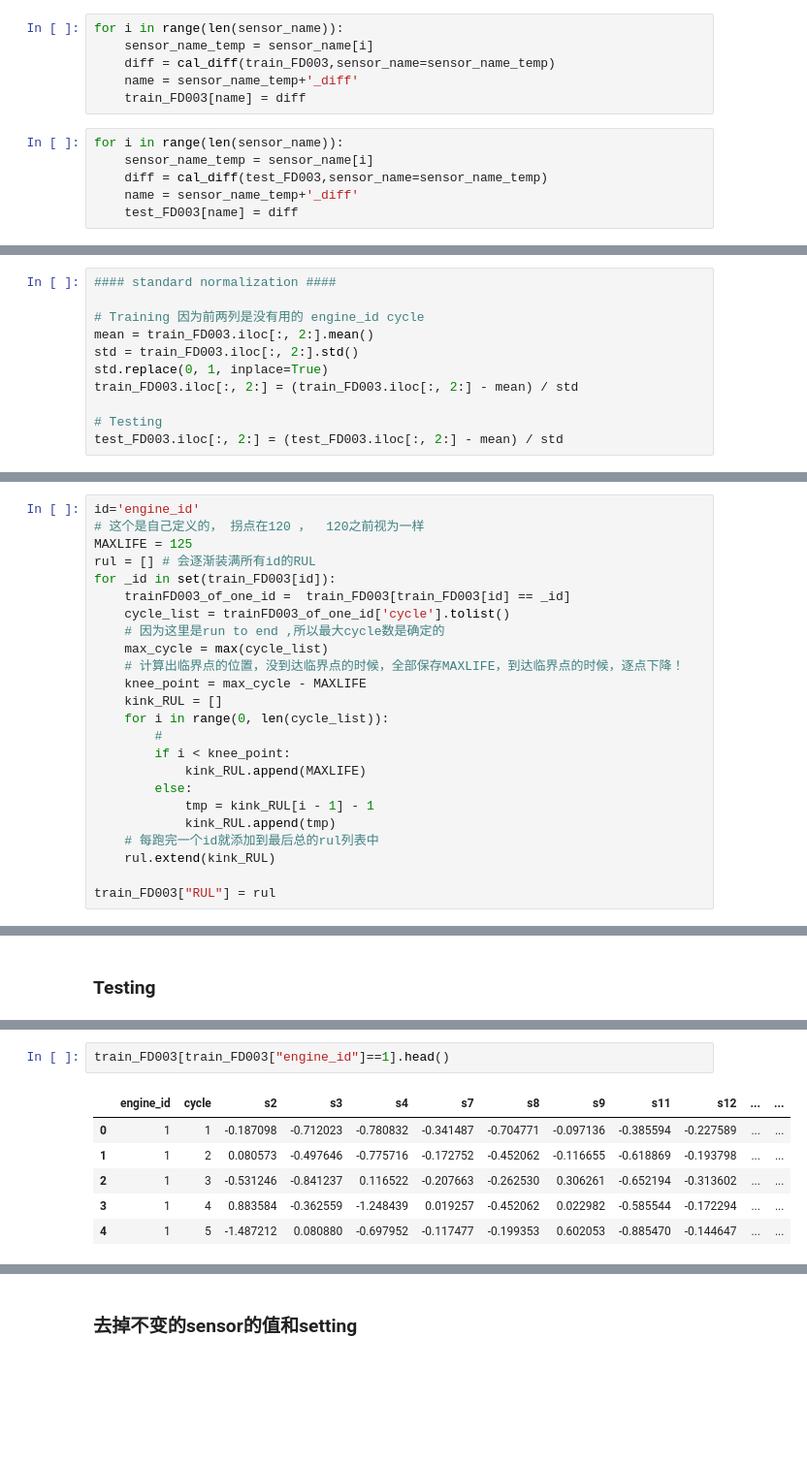
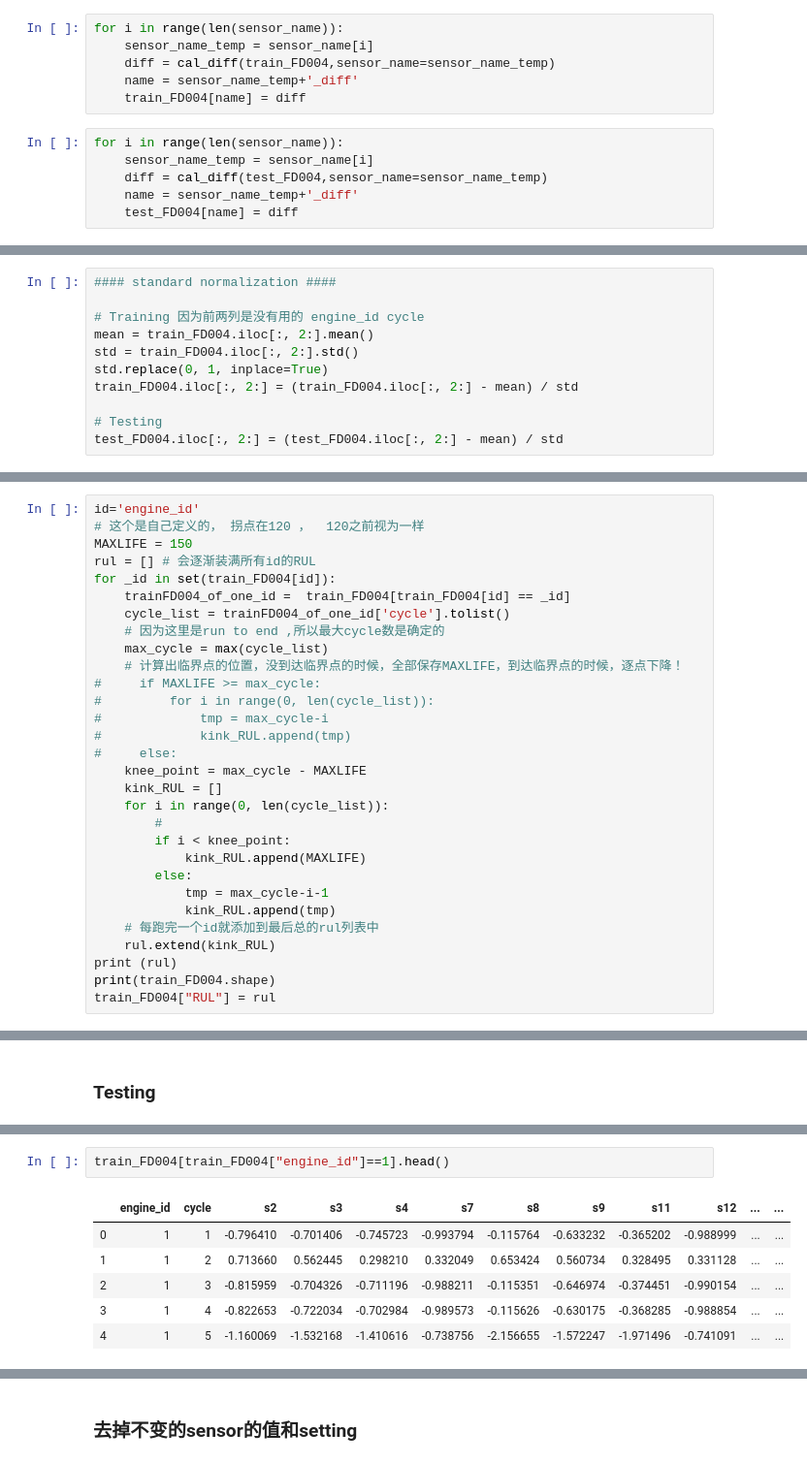
Before and after one commit to gaoyuting21/gaoyuting, a Jupyter notebook: FD004.ipynb, the cells around one changed output, grey strips where cells are left out. Shown at 97% size. Cells and saved outputs as stored; diff of their text form; blank space fills up the shorter version.

```diff
--- a/FD004.ipynb
+++ b/FD004.ipynb
@@ -101,12 +101,12 @@ sensor_name
 # %%
 for i in range(len(sensor_name)):
     sensor_name_temp = sensor_name[i]
-    diff = cal_diff(train_FD003,sensor_name=sensor_name_temp)
+    diff = cal_diff(train_FD004,sensor_name=sensor_name_temp)
     name = sensor_name_temp+'_diff'
-    train_FD003[name] = diff
+    train_FD004[name] = diff
 # %%
 for i in range(len(sensor_name)):
     sensor_name_temp = sensor_name[i]
-    diff = cal_diff(test_FD003,sensor_name=sensor_name_temp)
+    diff = cal_diff(test_FD004,sensor_name=sensor_name_temp)
     name = sensor_name_temp+'_diff'
-    test_FD003[name] = diff
+    test_FD004[name] = diff
@@ -145,11 +145,11 @@ train_FD003.describe()
 #### standard normalization ####
 
 # Training 因为前两列是没有用的 engine_id cycle
-mean = train_FD003.iloc[:, 2:].mean()
-std = train_FD003.iloc[:, 2:].std()
+mean = train_FD004.iloc[:, 2:].mean()
+std = train_FD004.iloc[:, 2:].std()
 std.replace(0, 1, inplace=True)
-train_FD003.iloc[:, 2:] = (train_FD003.iloc[:, 2:] - mean) / std
+train_FD004.iloc[:, 2:] = (train_FD004.iloc[:, 2:] - mean) / std
 
 # Testing
-test_FD003.iloc[:, 2:] = (test_FD003.iloc[:, 2:] - mean) / std
+test_FD004.iloc[:, 2:] = (test_FD004.iloc[:, 2:] - mean) / std
 # %%
@@ -163,14 +163,19 @@ train_FD003[train_FD003["engine_id"]==1][["s2","s4","s7"]].plot(figsize=(15,5));
 # %%
 id='engine_id'
 # 这个是自己定义的， 拐点在120 ，  120之前视为一样
-MAXLIFE = 125
+MAXLIFE = 150
 rul = [] # 会逐渐装满所有id的RUL
-for _id in set(train_FD003[id]):
-    trainFD003_of_one_id =  train_FD003[train_FD003[id] == _id]
-    cycle_list = trainFD003_of_one_id['cycle'].tolist()
+for _id in set(train_FD004[id]):
+    trainFD004_of_one_id =  train_FD004[train_FD004[id] == _id]
+    cycle_list = trainFD004_of_one_id['cycle'].tolist()
     # 因为这里是run to end ,所以最大cycle数是确定的
     max_cycle = max(cycle_list)
     # 计算出临界点的位置，没到达临界点的时候，全部保存MAXLIFE，到达临界点的时候，逐点下降！
+#     if MAXLIFE >= max_cycle:
+#         for i in range(0, len(cycle_list)):
+#             tmp = max_cycle-i
+#             kink_RUL.append(tmp)
+#     else:
     knee_point = max_cycle - MAXLIFE
     kink_RUL = []
     for i in range(0, len(cycle_list)):
@@ -178,9 +183,10 @@ for _id in set(train_FD003[id]):
         if i < knee_point:
             kink_RUL.append(MAXLIFE)
         else:
-            tmp = kink_RUL[i - 1] - 1
+            tmp = max_cycle-i-1
             kink_RUL.append(tmp)
     # 每跑完一个id就添加到最后总的rul列表中
     rul.extend(kink_RUL)
-
-train_FD003["RUL"] = rul
+print (rul)
+print(train_FD004.shape)
+train_FD004["RUL"] = rul
@@ -221,12 +230,12 @@ print("测试集中最小的长度是：",min_shape)
 # %%
-train_FD003[train_FD003["engine_id"]==1].head()
+train_FD004[train_FD004["engine_id"]==1].head()
 # %% [output]
 |  | engine_id | cycle | s2 | s3 | s4 | s7 | s8 | s9 | s11 | s12 | ... | ... |
-| 0 | 1 | 1 | -0.187098 | -0.712023 | -0.780832 | -0.341487 | -0.704771 | -0.097136 | -0.385594 | -0.227589 | ... | ... |
-| 1 | 1 | 2 | 0.080573 | -0.497646 | -0.775716 | -0.172752 | -0.452062 | -0.116655 | -0.618869 | -0.193798 | ... | ... |
-| 2 | 1 | 3 | -0.531246 | -0.841237 | 0.116522 | -0.207663 | -0.262530 | 0.306261 | -0.652194 | -0.313602 | ... | ... |
-| 3 | 1 | 4 | 0.883584 | -0.362559 | -1.248439 | 0.019257 | -0.452062 | 0.022982 | -0.585544 | -0.172294 | ... | ... |
-| 4 | 1 | 5 | -1.487212 | 0.080880 | -0.697952 | -0.117477 | -0.199353 | 0.602053 | -0.885470 | -0.144647 | ... | ... |
+| 0 | 1 | 1 | -0.796410 | -0.701406 | -0.745723 | -0.993794 | -0.115764 | -0.633232 | -0.365202 | -0.988999 | ... | ... |
+| 1 | 1 | 2 | 0.713660 | 0.562445 | 0.298210 | 0.332049 | 0.653424 | 0.560734 | 0.328495 | 0.331128 | ... | ... |
+| 2 | 1 | 3 | -0.815959 | -0.704326 | -0.711196 | -0.988211 | -0.115351 | -0.646974 | -0.374451 | -0.990154 | ... | ... |
+| 3 | 1 | 4 | -0.822653 | -0.722034 | -0.702984 | -0.989573 | -0.115626 | -0.630175 | -0.368285 | -0.988854 | ... | ... |
+| 4 | 1 | 5 | -1.160069 | -1.532168 | -1.410616 | -0.738756 | -2.156655 | -1.572247 | -1.971496 | -0.741091 | ... | ... |
 5 rows × 31 columns
 # %% [markdown]
 ### 去掉不变的sensor的值和setting
```
Also changed, not shown: parts of 27 cells of this notebook, 3 other files.
